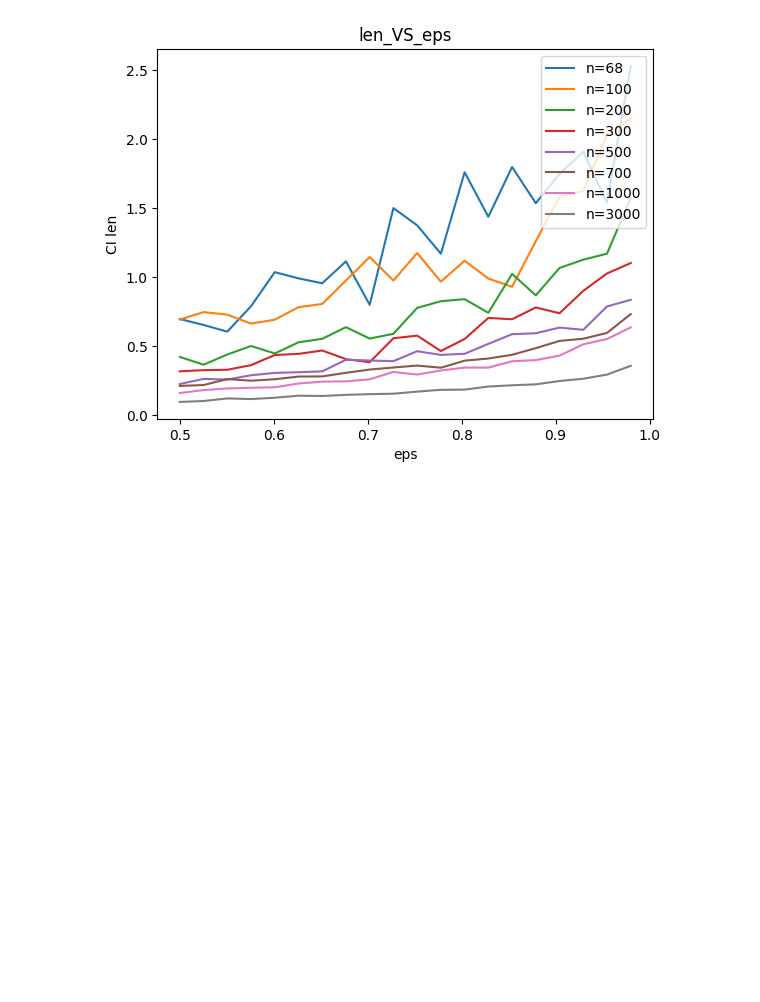
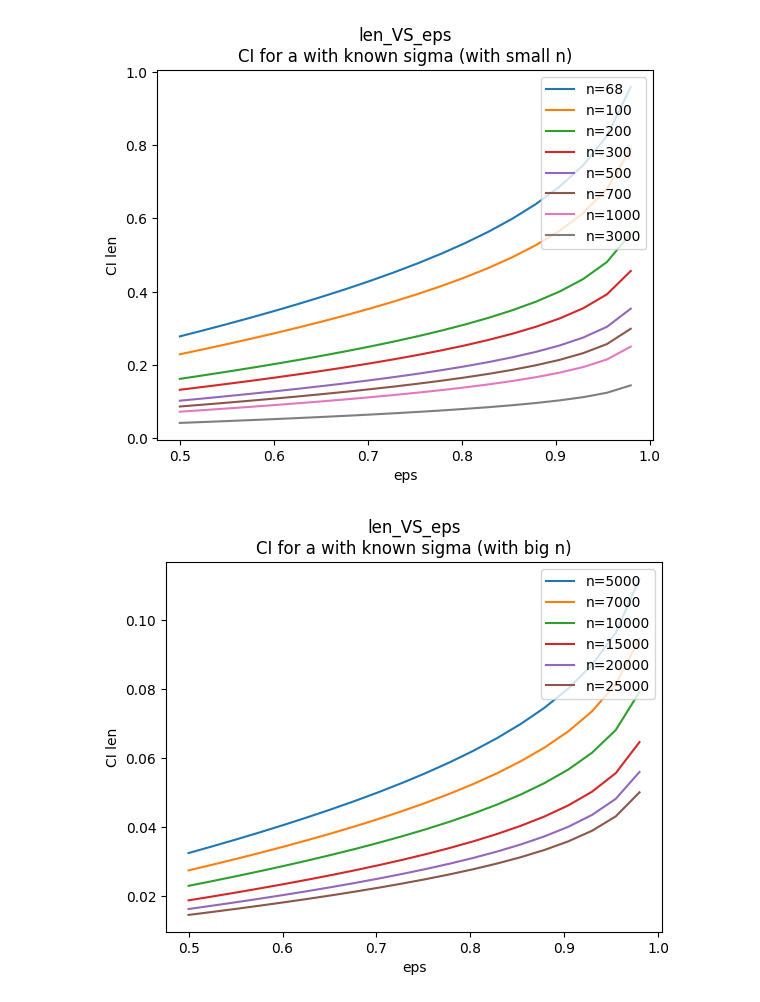
Before and after one commit to Lolikion228/conf_int, a Jupyter notebook: main.ipynb, the cells around one changed output. Drawn from its saved outputs; the diff is of its cells as text; code cells hidden in the pictures; blank space fills up the shorter version.

Commit message:
plotting

```diff
--- a/main.ipynb
+++ b/main.ipynb
@@ -49,20 +49,24 @@ def ci4(X, eps):
     S_0_sq = np.mean((X -np.mean(X))**2) * (n / (n-1))
     return [ (n-1) * S_0_sq / g2, (n-1) * S_0_sq / g1 ]
 # %%
-def get_ci(X, eps):
-    return ci2(X, eps, a)
+pairs = [
+    ["CI for a with known sigma", lambda X, eps: ci1(X, eps, sigma) ],
+    ["CI for sigma with known a", lambda X, eps: ci2(X, eps, a)],
+    ["CI for a with unknown sigma", ci3],
+    ["CI for sigma with uknown a", ci4]
+]
 # %%
-def plot_len_vs_n(epsilons):
+def plot_len_vs_n(epsilons, ci_func, kind):
     for eps in epsilons:
         lengths = []
         sizes = range(7_000,25_000,10)
         for n in sizes:
             X = np.random.normal(a, sigma, n)
-            l,r = get_ci(X, eps)
+            l,r = ci_func(X, eps)
             lengths.append(r - l)
         plt.plot(sizes, lengths, label=f'eps={eps}')
     plt.legend(loc='upper right')
-    plt.title(f"len_VS_size")
+    plt.title(f"len_VS_size\n{kind}")
     plt.xlabel('sample size')
     plt.ylabel('CI len')
     # plt.savefig(f"./{dir}/fixed_eps/first.png")
@@ -70,21 +74,20 @@ def plot_len_vs_n(epsilons):
     plt.close()
 
 
-def plot_len_vs_eps(sizes,title):
+def plot_len_vs_eps(sizes, ci_func, kind):
     for n in sizes:
         lengths = []
         epsilons = np.linspace(0.5, 0.98, 20, endpoint=True)
         for eps in epsilons:
             X = np.random.normal(a, sigma, n)
-            l,r = get_ci(X, eps)
+            l,r = ci_func(X, eps)
             lengths.append(r - l)
         plt.plot(epsilons, lengths, label=f'n={n}')
     plt.legend(loc='upper right')
-    plt.title(f"len_VS_eps")
+    plt.title(f"len_VS_eps\n{kind}")
     plt.xlabel('eps')
     plt.ylabel('CI len')
     plt.show()
-    # plt.savefig(f"./{dir}/fixed_n/{title}.png")
     plt.close()
 # %%
 def check_ci(N, size, eps):
@@ -98,9 +101,13 @@ def check_ci(N, size, eps):
 epsilons = [0.8, 0.9, 0.92, 0.95, 0.98]
 sizes1 = [ 68, 100, 200, 300, 500, 700, 1000, 3000]
 sizes2 = [5000, 7000, 10_000, 15_000, 20_000, 25_000]
-# %%
-plot_len_vs_eps(sizes1, "small_n")
-plot_len_vs_eps(sizes2, "big_n")
-plot_len_vs_n(epsilons)
-# %% [output]
-[figure, removed]
+# %%
+def big_plot(kind, ci_func):
+    plot_len_vs_eps(sizes1, ci_func, kind + " (with small n)")
+    plot_len_vs_eps(sizes2, ci_func, kind + " (with big n)")
+    plot_len_vs_n(epsilons, ci_func, kind)
+# %%
+big_plot(*pairs[0])
+# %% [output]
+[figure, added]
+[figure, added]
```
Also changed, not shown: parts of 5 cells of this notebook.
